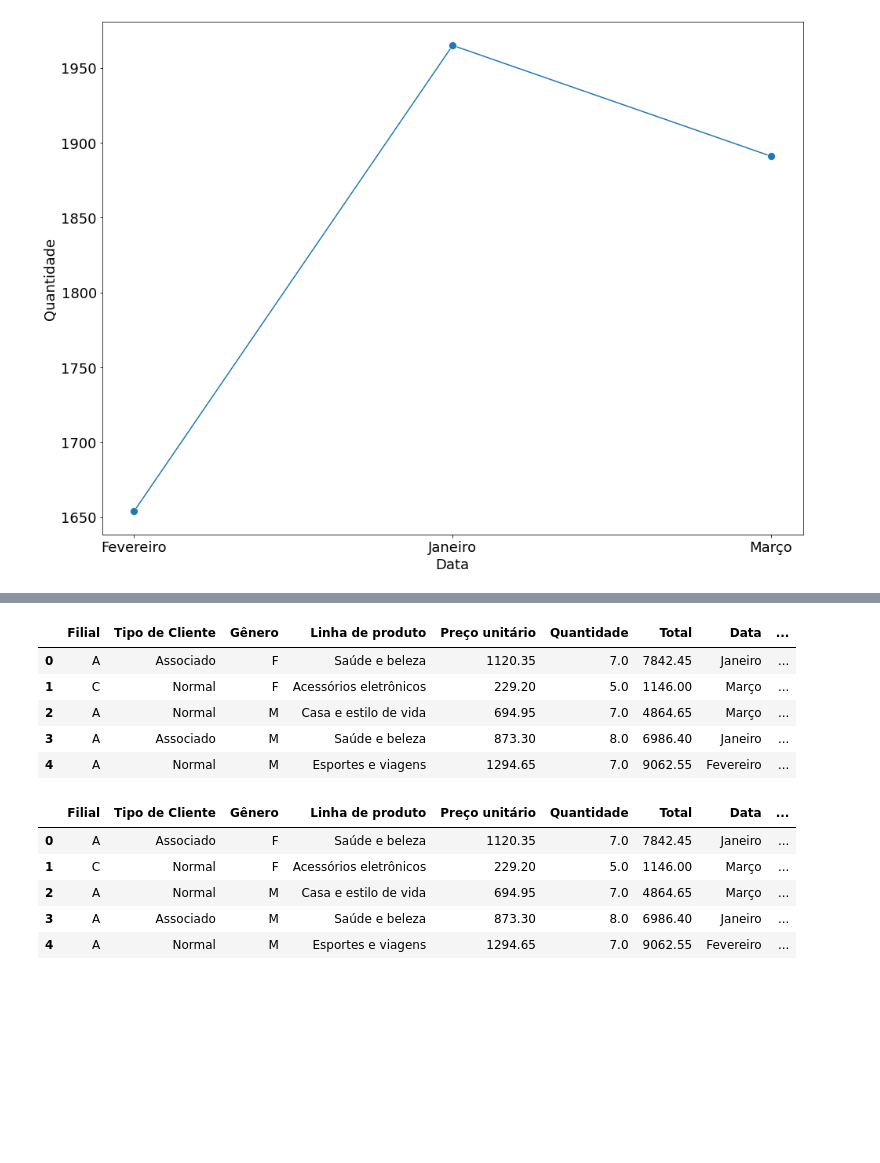
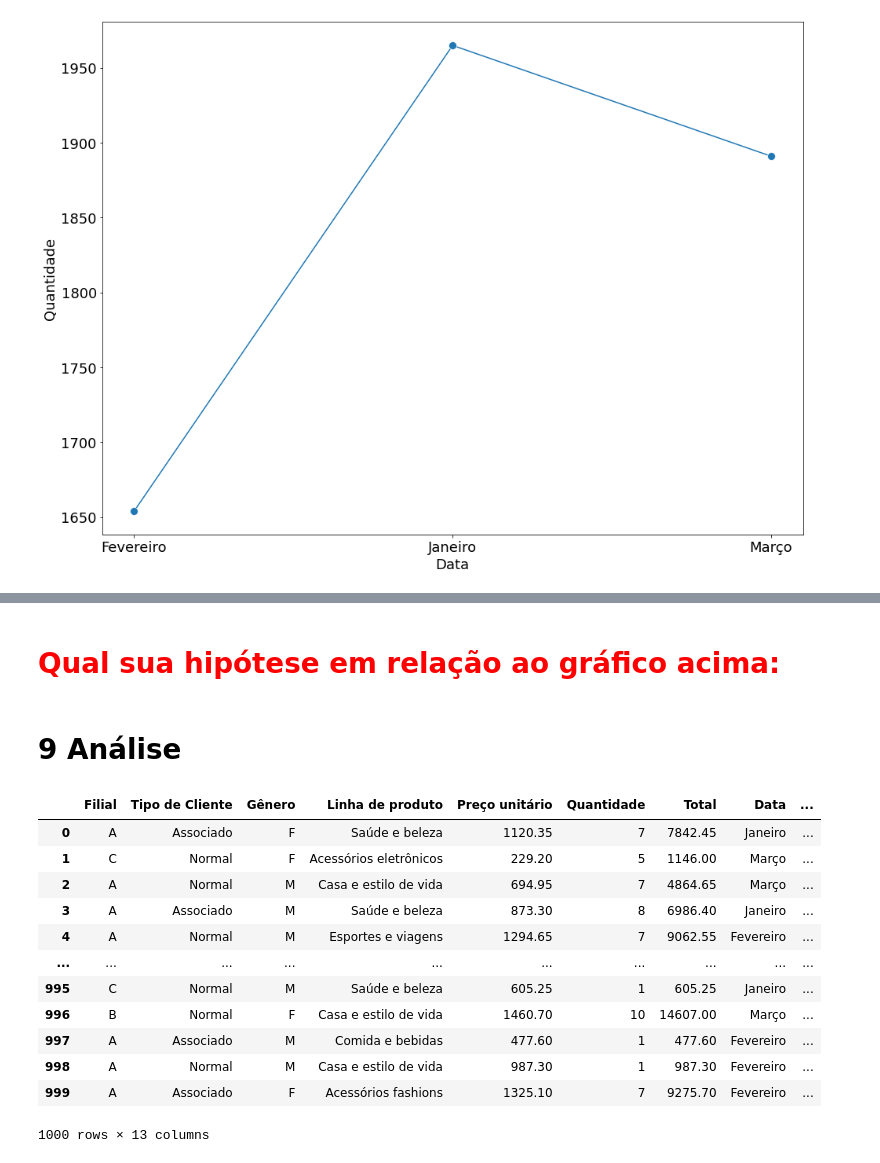
Before and after one commit to Sammus-s/Mineracao-de-Dados, a Jupyter notebook: Primeira_Analise_Dados.ipynb, the cells around one changed output, grey strips where cells are left out. Cells and saved outputs as stored; diff of their text form; code cells hidden in the pictures; blank space fills up the shorter version.

```diff
--- a/Primeira_Analise_Dados.ipynb
+++ b/Primeira_Analise_Dados.ipynb
@@ -451,20 +520,22 @@ agrupamento_hora_Total = agrupamento_hora_Total.reindex(new_index)
-# %%
-df.head()
-# %% [output]
-|  | Filial | Tipo de Cliente | Gênero | Linha de produto | Preço unitário | Quantidade | Total | Data | ... |
-| 0 | A | Associado | F | Saúde e beleza | 1120.35 | 7.0 | 7842.45 | Janeiro | ... |
-| 1 | C | Normal | F | Acessórios eletrônicos | 229.20 | 5.0 | 1146.00 | Março | ... |
-| 2 | A | Normal | M | Casa e estilo de vida | 694.95 | 7.0 | 4864.65 | Março | ... |
-| 3 | A | Associado | M | Saúde e beleza | 873.30 | 8.0 | 6986.40 | Janeiro | ... |
-| 4 | A | Normal | M | Esportes e viagens | 1294.65 | 7.0 | 9062.55 | Fevereiro | ... |
+# %% [markdown]
+# <font color='red'>Qual sua hipótese em relação ao gráfico acima:</font>
+# %% [markdown]
+# 9 Análise
 # %%
 df['Lucro'] = df['Total'] - df['COGS']
 # %%
-df.head()
+df
 # %% [output]
 |  | Filial | Tipo de Cliente | Gênero | Linha de produto | Preço unitário | Quantidade | Total | Data | ... |
-| 0 | A | Associado | F | Saúde e beleza | 1120.35 | 7.0 | 7842.45 | Janeiro | ... |
-| 1 | C | Normal | F | Acessórios eletrônicos | 229.20 | 5.0 | 1146.00 | Março | ... |
-| 2 | A | Normal | M | Casa e estilo de vida | 694.95 | 7.0 | 4864.65 | Março | ... |
-| 3 | A | Associado | M | Saúde e beleza | 873.30 | 8.0 | 6986.40 | Janeiro | ... |
-| 4 | A | Normal | M | Esportes e viagens | 1294.65 | 7.0 | 9062.55 | Fevereiro | ... |
+| 0 | A | Associado | F | Saúde e beleza | 1120.35 | 7 | 7842.45 | Janeiro | ... |
+| 1 | C | Normal | F | Acessórios eletrônicos | 229.20 | 5 | 1146.00 | Março | ... |
+| 2 | A | Normal | M | Casa e estilo de vida | 694.95 | 7 | 4864.65 | Março | ... |
+| 3 | A | Associado | M | Saúde e beleza | 873.30 | 8 | 6986.40 | Janeiro | ... |
+| 4 | A | Normal | M | Esportes e viagens | 1294.65 | 7 | 9062.55 | Fevereiro | ... |
+| ... | ... | ... | ... | ... | ... | ... | ... | ... | ... |
+| 995 | C | Normal | M | Saúde e beleza | 605.25 | 1 | 605.25 | Janeiro | ... |
+| 996 | B | Normal | F | Casa e estilo de vida | 1460.70 | 10 | 14607.00 | Março | ... |
+| 997 | A | Associado | M | Comida e bebidas | 477.60 | 1 | 477.60 | Fevereiro | ... |
+| 998 | A | Normal | M | Casa e estilo de vida | 987.30 | 1 | 987.30 | Fevereiro | ... |
+| 999 | A | Associado | F | Acessórios fashions | 1325.10 | 7 | 9275.70 | Fevereiro | ... |
+1000 rows × 13 columns
```
Also changed, not shown: parts of 90 cells of this notebook.
